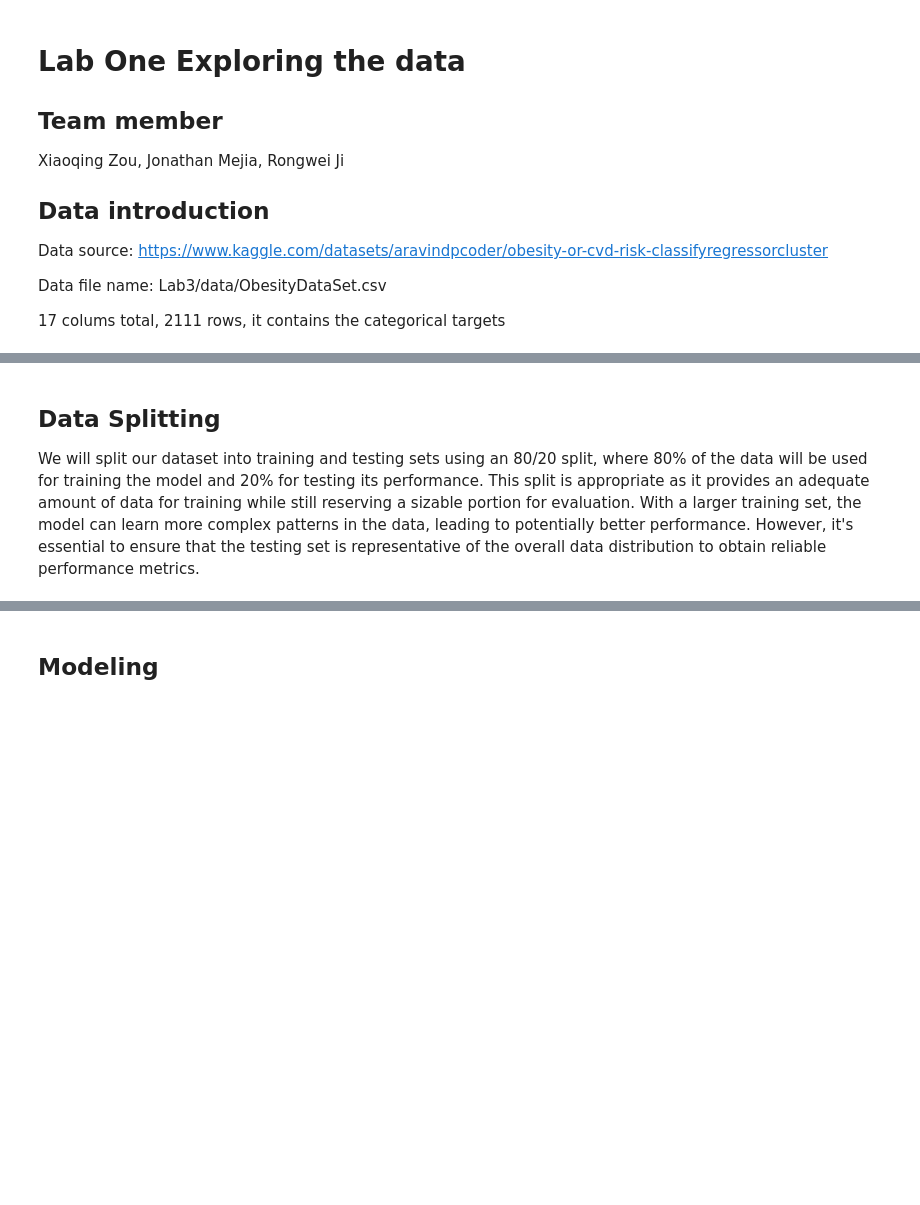
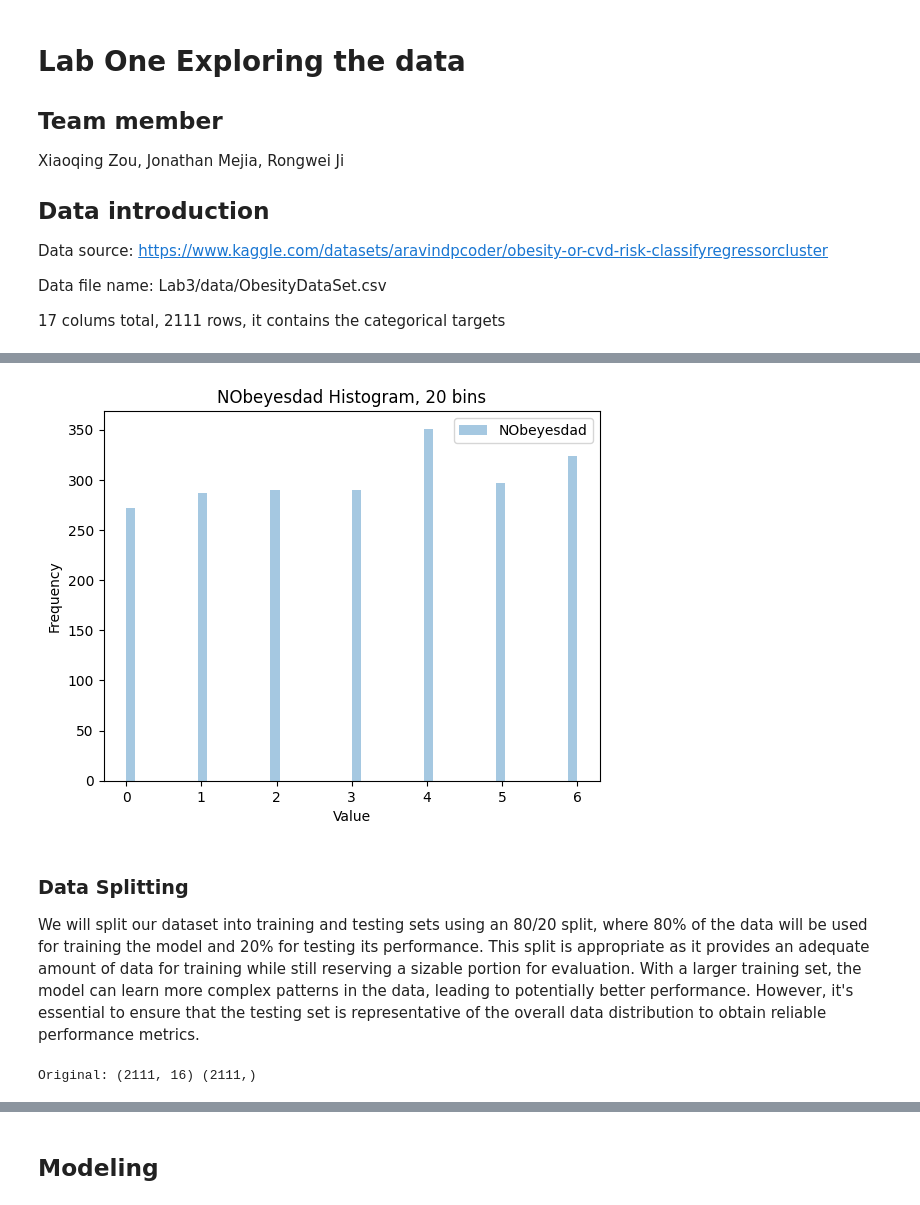
Before and after one commit to livingspring/CS7324LabAssignment, a Jupyter notebook: Lab3.ipynb, the cells around one changed output, grey strips where cells are left out. Saved outputs shown, nothing was run; the diff lists cells and outputs as text; code cells hidden in the pictures; blank space fills up the shorter version.

```diff
--- a/Lab3.ipynb
+++ b/Lab3.ipynb
@@ -23,0 +25,12 @@ For this task, we would prepare our dataset by selecting relevant features such
+# %%
+# we could start with the lab1 data and show the preperation visualisation.
+import pandas as pd
+import numpy as np
+
+
+print('Pandas:', pd.__version__)
+print('Numpy:',np.__version__)
+
+df = pd.read_csv('ObesityDataSetOriginal.csv') # read in the csv file
+print(df.info())
+df.head()
@@ -23,0 +67,7 @@ For this task, we would prepare our dataset by selecting relevant features such
+# %%
+df.replace(to_replace=['no','Sometimes','Frequently','Always','yes'],value=[0,1,2,3,1],inplace=True)
+df.replace(to_replace=['Normal_Weight','Overweight_Level_I','Overweight_Level_II','Obesity_Type_I','Insufficient_Weight','Obesity_Type_II','Obesity_Type_III'],value=[1,2,3,4,0,5,6],inplace=True)
+df.replace(to_replace=['Female','Male'],value=[0,1],inplace=True)
+df.replace(to_replace=['Public_Transportation','Walking', 'Automobile', 'Motorbike', 'Bike'],value=[1,2,3,4,5],inplace=True)
+df.info()
+df.head()
@@ -24,3 +152,23 @@ For this task, we would prepare our dataset by selecting relevant features such
+# %%
+import matplotlib.pyplot as plt
+
+df.NObeyesdad.plot(kind='hist',bins=50,alpha=0.4,label='NObeyesdad')
+plt.title('NObeyesdad Histogram, 20 bins')
+plt.xlabel("Value")
+plt.legend()
+plt.show()
+# %% [output]
+[figure, added]
 # %% [markdown]
-## Data Splitting
+### Data Splitting
 We will split our dataset into training and testing sets using an 80/20 split, where 80% of the data will be used for training the model and 20% for testing its performance. This split is appropriate as it provides an adequate amount of data for training while still reserving a sizable portion for evaluation. With a larger training set, the model can learn more complex patterns in the data, leading to potentially better performance. However, it's essential to ensure that the testing set is representative of the overall data distribution to obtain reliable performance metrics.
+# %%
+# convert data into 80/20 split
+from sklearn.model_selection import train_test_split
+# define x and y of dataset
+x = df.drop(columns=['NObeyesdad'])
+y = df['NObeyesdad']
+# split the data into 80% training and 20% testing
+x_train, x_test, y_train, y_test = train_test_split(x, y, test_size=0.2, random_state=42)
+# %% [output]
+Original: (2111, 16) (2111,)
```
Also changed, not shown: parts of 13 cells of this notebook.
